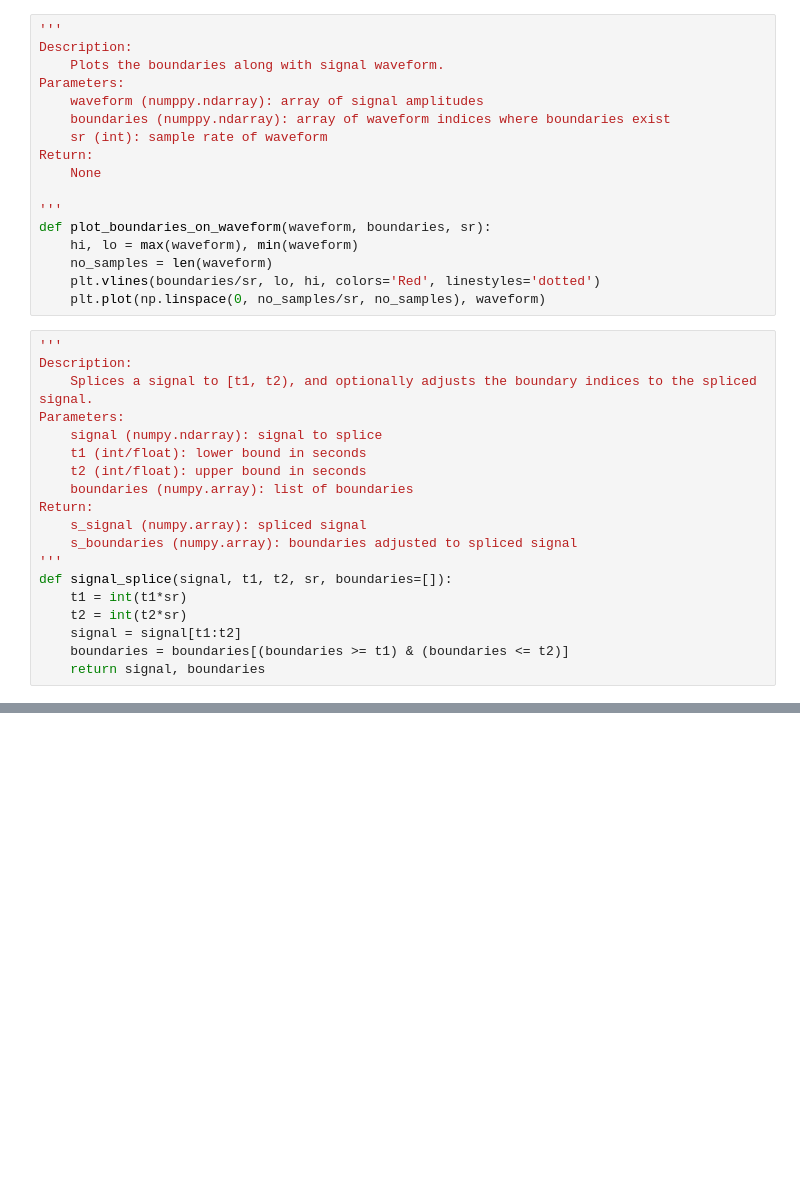
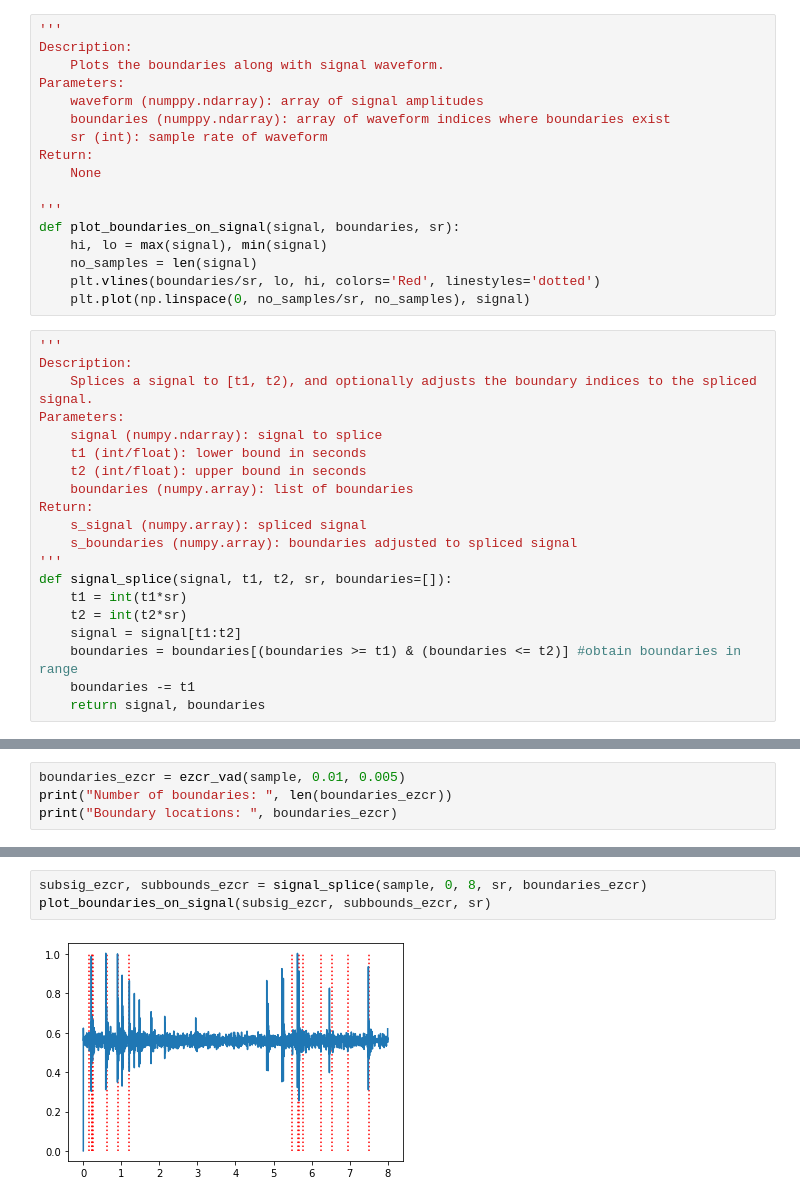
Before and after one commit to vkoil/pempheris-adspersa-alphabetisation, a Jupyter notebook: segmentation.ipynb, the cells around one changed output, grey strips where cells are left out. Drawn from its saved outputs; the diff is of its cells as text; blank space fills up the shorter version.

```diff
--- a/segmentation.ipynb
+++ b/segmentation.ipynb
@@ -19,11 +28,11 @@ Return:
     None
 
 '''
-def plot_boundaries_on_waveform(waveform, boundaries, sr):
-    hi, lo = max(waveform), min(waveform)
-    no_samples = len(waveform)
+def plot_boundaries_on_signal(signal, boundaries, sr):
+    hi, lo = max(signal), min(signal)
+    no_samples = len(signal)
     plt.vlines(boundaries/sr, lo, hi, colors='Red', linestyles='dotted')
-    plt.plot(np.linspace(0, no_samples/sr, no_samples), waveform)
+    plt.plot(np.linspace(0, no_samples/sr, no_samples), signal)
 # %%
 '''
 Description:
@@ -41,5 +50,6 @@ def signal_splice(signal, t1, t2, sr, boundaries=[]):
     t1 = int(t1*sr)
     t2 = int(t2*sr)
     signal = signal[t1:t2]
-    boundaries = boundaries[(boundaries >= t1) & (boundaries <= t2)]
+    boundaries = boundaries[(boundaries >= t1) & (boundaries <= t2)] #obtain boundaries in range
+    boundaries -= t1
     return signal, boundaries
@@ -116,0 +172,4 @@ plot_boundaries_on_waveform(subsig, subbounds, sr)
+# %%
+boundaries_ezcr = ezcr_vad(sample, 0.01, 0.005)
+print("Number of boundaries: ", len(boundaries_ezcr))
+print("Boundary locations: ", boundaries_ezcr)
@@ -116,0 +194,5 @@ plot_boundaries_on_waveform(subsig, subbounds, sr)
+# %%
+subsig_ezcr, subbounds_ezcr = signal_splice(sample, 0, 8, sr, boundaries_ezcr)
+plot_boundaries_on_signal(subsig_ezcr, subbounds_ezcr, sr)
+# %% [output]
+[figure, added]
```
Also changed, not shown: parts of 17 cells of this notebook.
